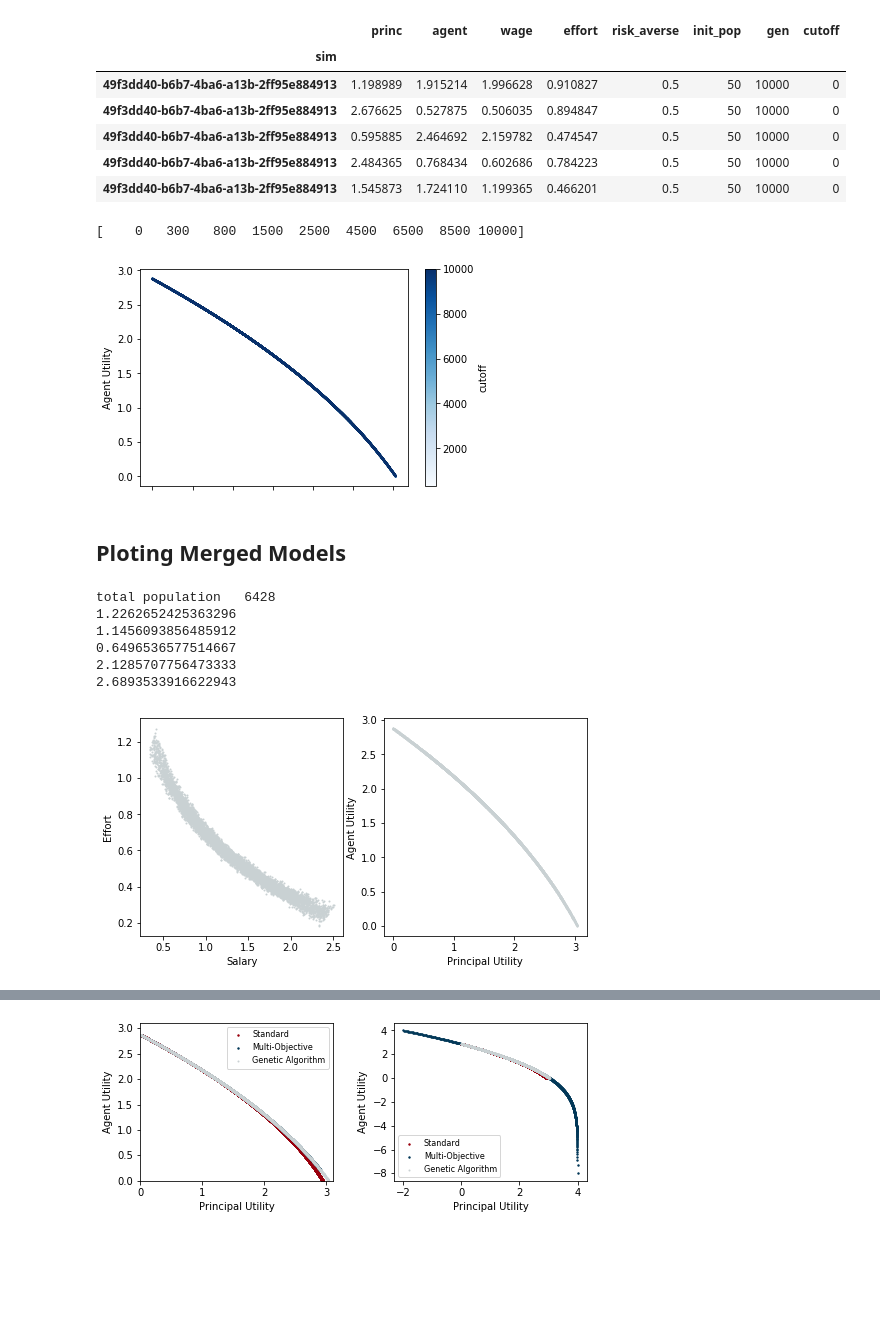
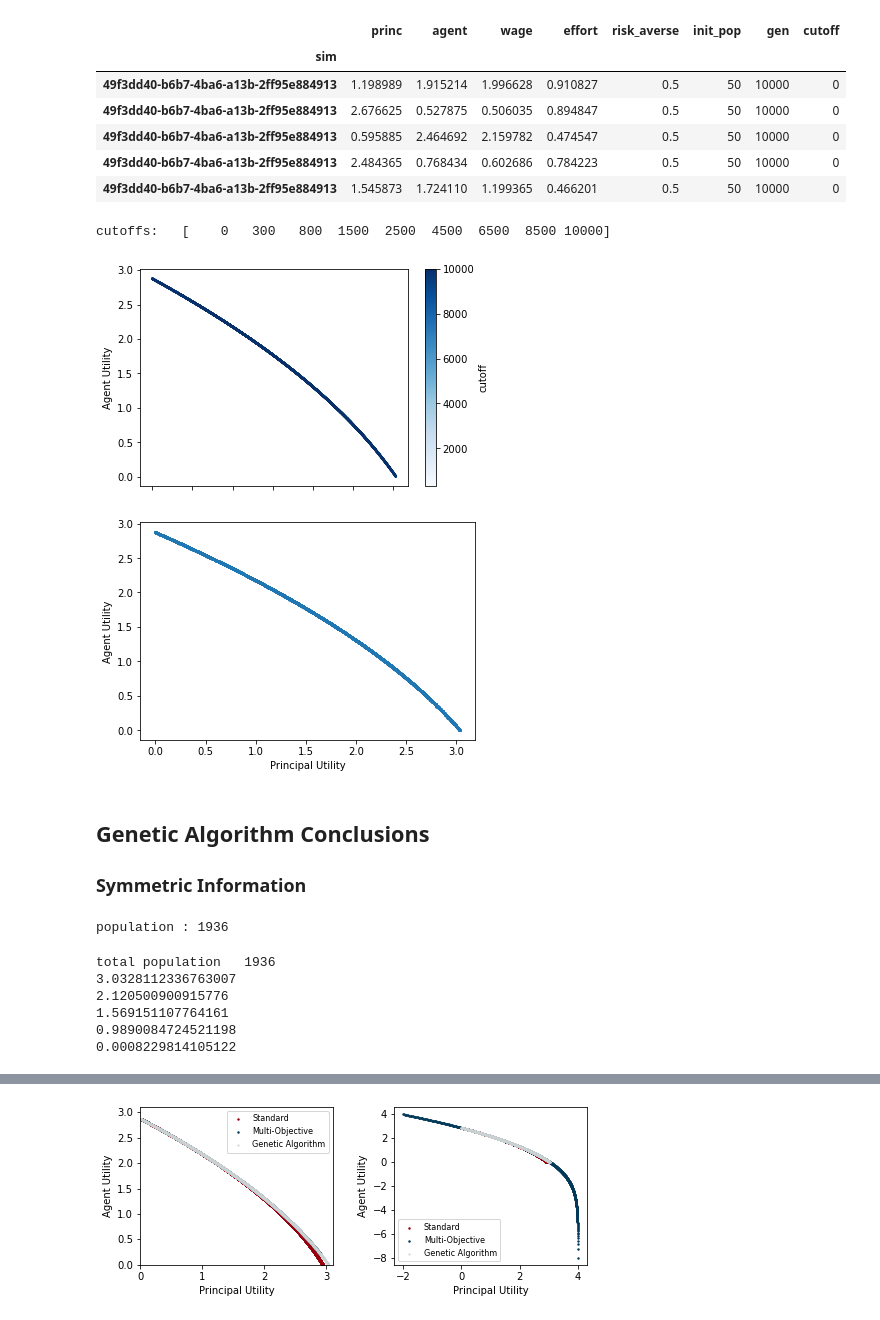
Before and after one commit to gisslab/pa-multiobjective, a Jupyter notebook: PA-Multiobjective-static/sims-standard-mo.ipynb, the cells around one changed output, grey strips where cells are left out. Cells and saved outputs as stored; diff of their text form; code cells hidden in the pictures; blank space fills up the shorter version.

```diff
--- a/PA-Multiobjective-static/sims-standard-mo.ipynb
+++ b/PA-Multiobjective-static/sims-standard-mo.ipynb
@@ -736,7 +753,8 @@ db_sims.head()
 | 49f3dd40-b6b7-4ba6-a13b-2ff95e884913 | 2.484365 | 0.768434 | 0.602686 | 0.784223 | 0.5 | 50 | 10000 | 0 |
 | 49f3dd40-b6b7-4ba6-a13b-2ff95e884913 | 1.545873 | 1.724110 | 1.199365 | 0.466201 | 0.5 | 50 | 10000 | 0 |
 # %%
-print(db_sims['cutoff'].unique())
+print("cutoffs:  ",db_sims['cutoff'].unique())
+
 df = db_sims[(db_sims['risk_averse']==0.5) & ~(db_sims['cutoff']==0)]
 fig = df.plot.scatter(x = 'princ', y = 'agent',
                       c = 'cutoff',
@@ -752,50 +770,52 @@ plt.xlabel("Principal Utility", fontsize=10);
 
 #plt.savefig('./reports/Pareto_Front_500.pdf')
 # %% [output]
-[    0   300   800  1500  2500  4500  6500  8500 10000]
+cutoffs:   [    0   300   800  1500  2500  4500  6500  8500 10000]
 [figure]
-# %% [markdown]
-## Ploting Merged Models
+# %%
+# initial population size =50. nut only the following are feasible
+fig = df.plot.scatter(x = 'princ', y = 'agent',
+                      lw = 1.4,
+                      s = 1.0,
+                      alpha = 1)
+plt.ylabel("Agent Utility", fontsize=10)
+plt.xlabel("Principal Utility", fontsize=10);
+# %% [output]
+[figure, added]
+# %% [markdown]
+## Genetic Algorithm Conclusions
+
+###  Symmetric Information
 # %%
 #Data from Genetic Algorithm Simulation
 final_cutoff = max(db_sims['cutoff'])
+# testing with a smaller cutoff
+final_cutoff = 1500
+
+# ordering by reservation utility or agent utility
+db_sims = db_sims.sort_values(by=['agent'], ascending = True)
+
 U_ga1 = db_sims[(db_sims['risk_averse']==0.5) & (db_sims['cutoff']==final_cutoff)]['princ']
 V_ga1 = db_sims[(db_sims['risk_averse']==0.5) & (db_sims['cutoff']==final_cutoff)]['agent']
 w_ga1 = db_sims[(db_sims['risk_averse']==0.5) & (db_sims['cutoff']==final_cutoff)]['wage']
 a_ga1 = db_sims[(db_sims['risk_averse']==0.5) & (db_sims['cutoff']==final_cutoff)]['effort']
+print("population :",len(U_ga1))
+# %% [output]
+population : 1936
 # %%
 db_sims =db_sims[(db_sims['risk_averse']==0.5) & (db_sims['cutoff']==final_cutoff)]
 print("total population  ", len(db_sims))
 
-ind=[1, 3250, 7500, 10850, 14907]
-ind=[1,1500,3000,4500, 6425]
+#ind=[1, 3250, 7500, 10850, 14907]
+ind = [1,1500,3000,4500, 6425] # for case with cutoff = 10000
+ind = [1,483, 967,1451, 1935]  # for case with cutoff = 1500
 
 for i in range(5):
     print(U_ga1[ind[i]])
 # %% [output]
-total population   6428
-1.2262652425363296
-1.1456093856485912
-0.6496536577514667
-2.1285707756473333
-2.6893533916622943
+total population   1936
+3.0328112336763007
+2.120500900915776
+1.569151107764161
+0.9890084724521198
+0.0008229814105122
-# %%
-plt.figure(figsize=(8, 4))
-
-plt.subplot(121)
-plt.scatter(w_ga1 , a_ga1, color ='#c9d1d3', s=1.0, alpha=1)
-plt.xlabel("Salary",fontsize=10)
-plt.ylabel("Effort",fontsize=10)
-
-plt.subplot(122)
-plt.scatter(U_ga1, V_ga1, color ='#c9d1d3', s=1.0, alpha=1)
-plt.xlabel("Principal Utility",fontsize=10)
-plt.ylabel("Agent Utility",fontsize=10)
-plt.show()
-
-
-#plt.savefig('./reports/GA_Perf_Inf.pdf')
-
-plt.show()
-# %% [output]
-[figure, removed]
```
Also changed, not shown: parts of 13 cells of this notebook, 2 other files.
